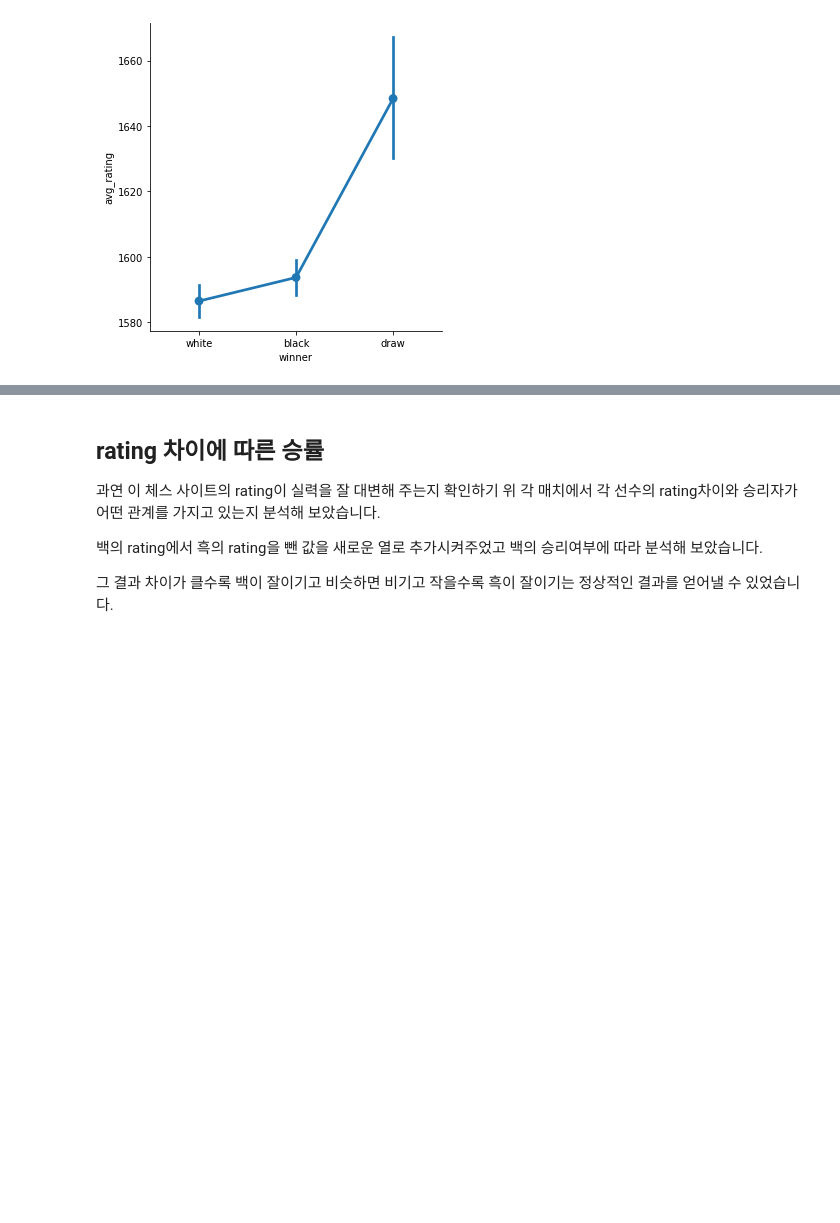
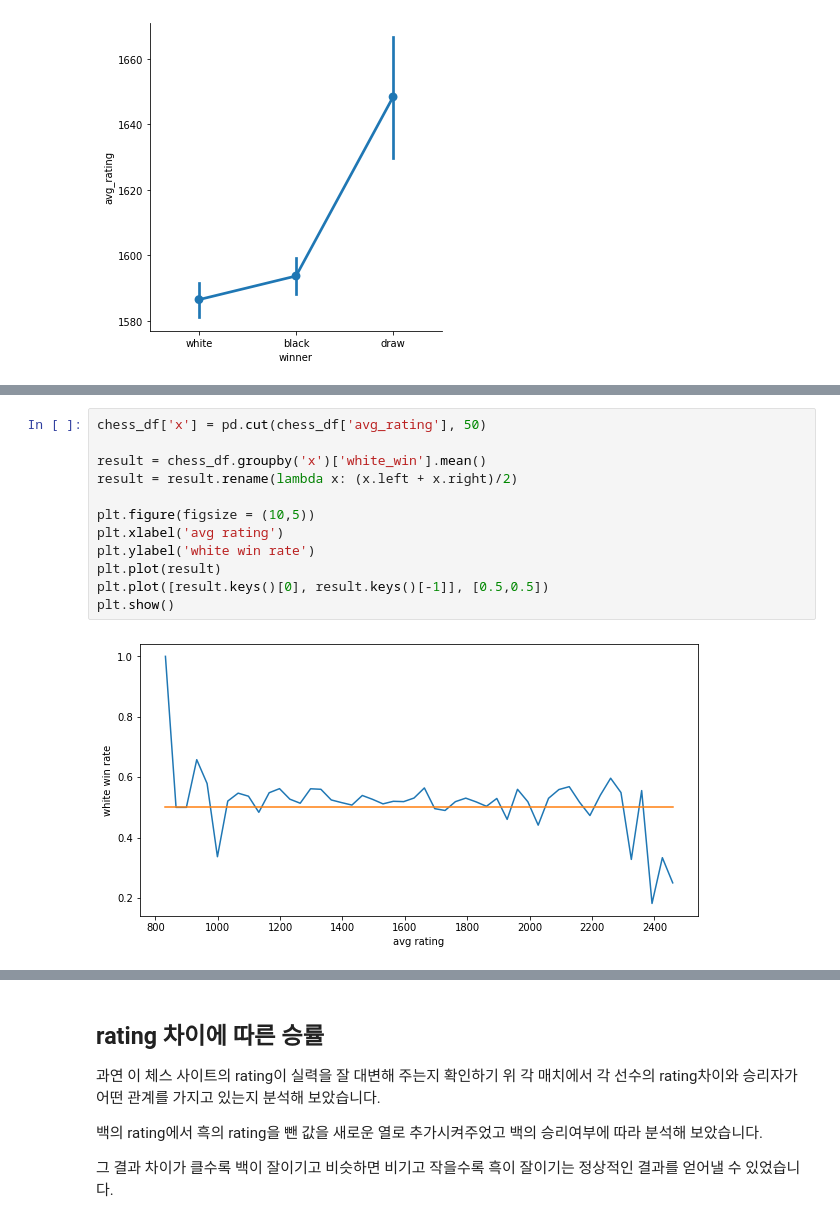
Before and after one commit to super-corini/programmers_kdt_II, a Jupyter notebook: 4. EDA.ipynb, the cells around one changed output, grey strips where cells are left out. Drawn from its saved outputs; the diff is of its cells as text; blank space fills up the shorter version.

```diff
--- a/4. EDA.ipynb
+++ b/4. EDA.ipynb
@@ -141,0 +170,14 @@ plt.show()
+# %%
+chess_df['x'] = pd.cut(chess_df['avg_rating'], 50)
+
+result = chess_df.groupby('x')['white_win'].mean()
+result = result.rename(lambda x: (x.left + x.right)/2)
+
+plt.figure(figsize = (10,5))
+plt.xlabel('avg rating')
+plt.ylabel('white win rate')
+plt.plot(result)
+plt.plot([result.keys()[0], result.keys()[-1]], [0.5,0.5])
+plt.show()
+# %% [output]
+[figure, added]
```
Also changed, not shown: parts of 28 cells of this notebook.
